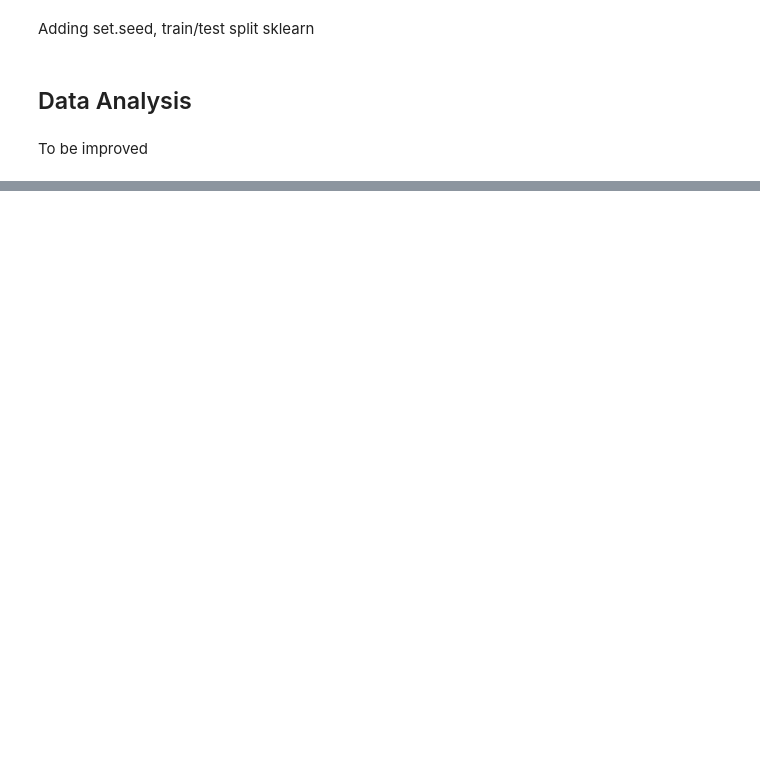
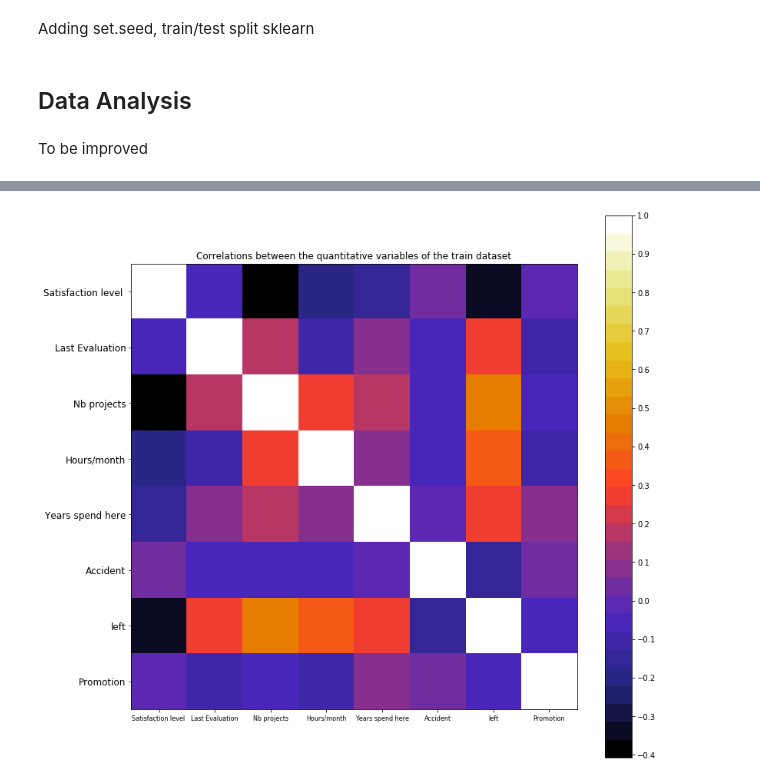
Before and after one commit to TristanBeucher/HR-Analytics, a Jupyter notebook: HR analytics.ipynb, the cells around one changed output, grey strips where cells are left out. Saved outputs shown, nothing was run; the diff lists cells and outputs as text; code cells hidden in the pictures; blank space fills up the shorter version.

Commit message:
Several plots added, only plots, no analysis

```diff
--- a/HR analytics.ipynb
+++ b/HR analytics.ipynb
@@ -133,0 +139,4 @@ Theses employees are 8342 . That represents approximately 80 % de la base de don
+# %%
+correlations= hr_good[["satisfaction_level","last_evaluation","number_project","average_montly_hours",
+                       "time_spend_company","Work_accident","left","promotion_last_5years"]].corr()
+correlations
@@ -133,0 +153,15 @@ Theses employees are 8342 . That represents approximately 80 % de la base de don
+# %%
+from matplotlib import cm
+fig = plt.figure(figsize = (13,13))
+ax1 = fig.add_subplot(111)
+cmap = cm.get_cmap("CMRmap", 30)
+cax = ax1.imshow(correlations, interpolation="nearest", cmap=cmap)
+plt.title("Correlations between the quantitative variables of the train dataset")
+labels = ["X","Satisfaction level ", "Last Evaluation", "Nb projects", "Hours/month", "Years spend here",
+          "Accident", "left", "Promotion"]
+ax1.set_xticklabels(labels, fontsize = 8)
+ax1.set_yticklabels(labels, fontsize = 12)
+fig.colorbar(cax, ticks=[-0.90, -0.8, -0.7, -0.6, -0.5, -0.4, -0.3, -0.2, -0.1, 0, 0.1, 0.2, 0.3, 0.4, 0.5, 0.6, 0.70, 0.8, 0.90,1])
+plt.show()
+# %% [output]
+[figure, added]
```
Also changed, not shown: parts of 12 cells of this notebook.
